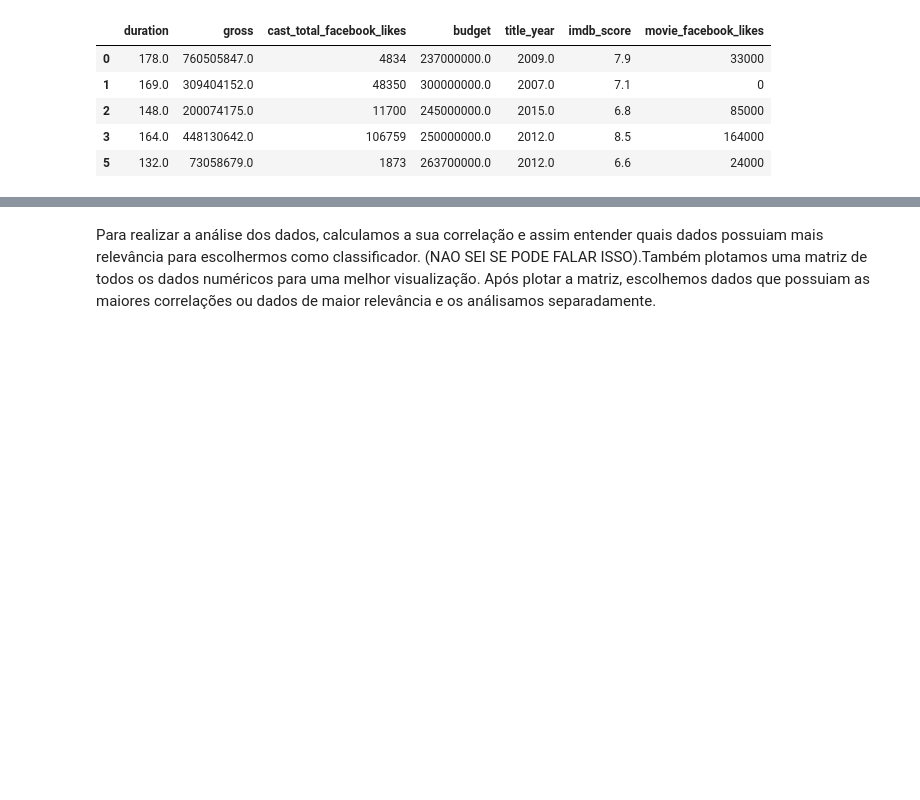
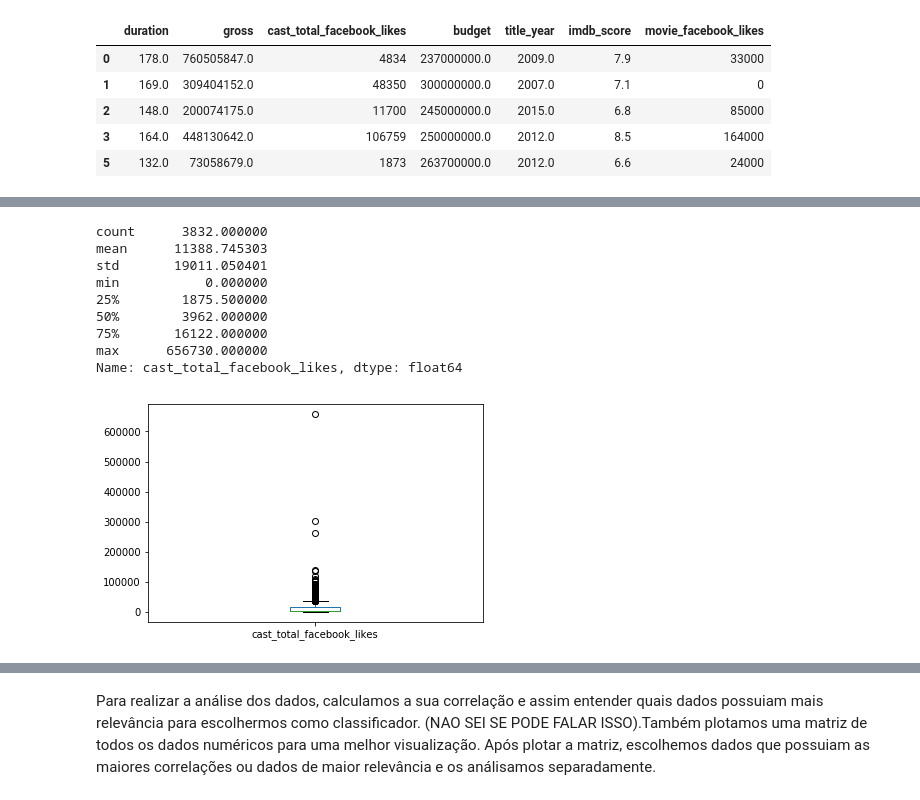
Before and after one commit to gabicaruso/Projeto3_CD, a Jupyter notebook: P3CD_final.ipynb, the cells around one changed output, grey strips where cells are left out. Saved outputs shown, nothing was run; the diff lists cells and outputs as text; code cells hidden in the pictures; blank space fills up the shorter version.

```diff
--- a/P3CD_final.ipynb
+++ b/P3CD_final.ipynb
@@ -160,0 +170,14 @@ data2.plot.bar()
+# %%
+data.loc[:,"cast_total_facebook_likes"].plot.box()
+data['cast_total_facebook_likes'].describe()
+# %% [output]
+count      3832.000000
+mean      11388.745303
+std       19011.050401
+min           0.000000
+25%        1875.500000
+50%        3962.000000
+75%       16122.000000
+max      656730.000000
+Name: cast_total_facebook_likes, dtype: float64
+[figure, added]
```
Also changed, not shown: parts of 42 cells of this notebook.
